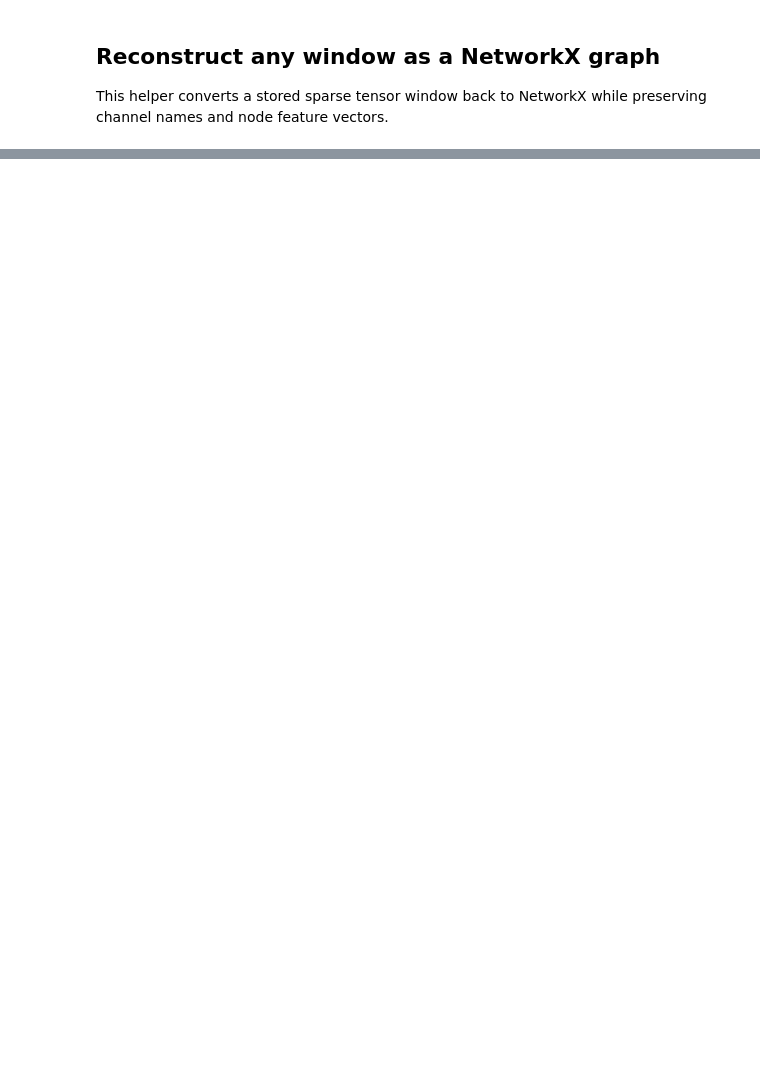
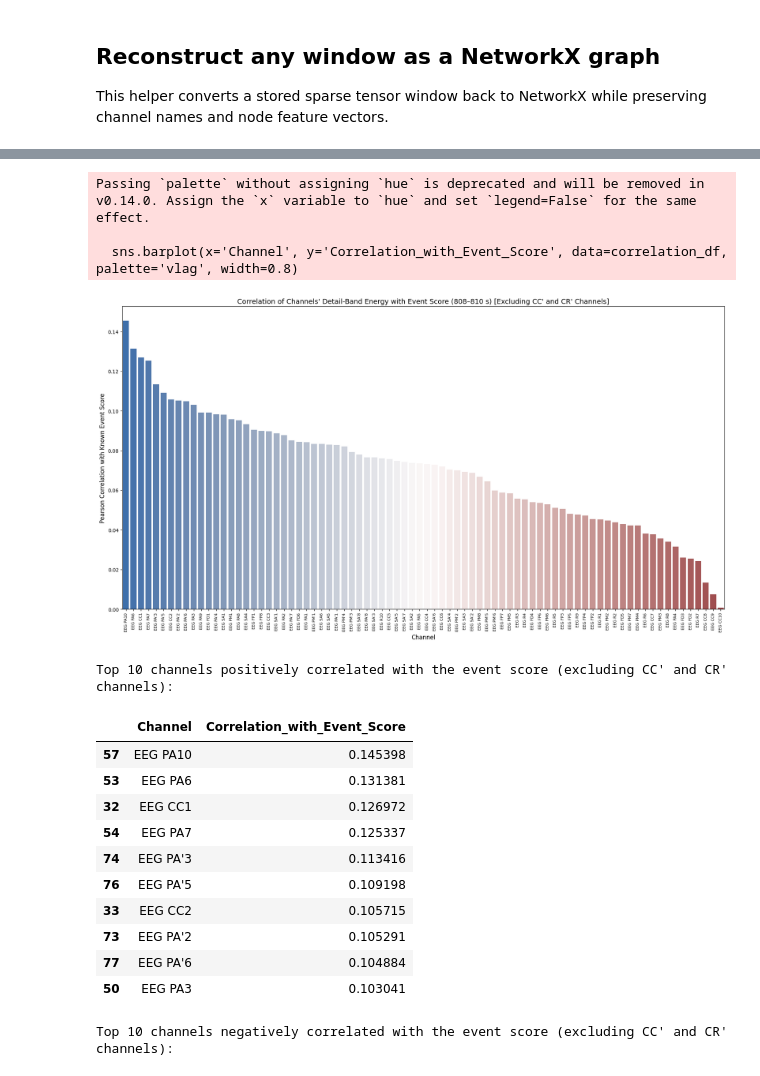
Before and after one commit to D2718281828nis/BioMedAI-sEEG-core-of-epilepsy, a Jupyter notebook: sEEG_temporal_wavelet_graph_colab.ipynb, the cells around one changed output, grey strips where cells are left out. Drawn from its saved outputs; the diff is of its cells as text; code cells hidden in the pictures; blank space fills up the shorter version.

```diff
--- a/sEEG_temporal_wavelet_graph_colab.ipynb
+++ b/sEEG_temporal_wavelet_graph_colab.ipynb
@@ -405,0 +494,80 @@ print(reconstructed_event_graph)
+# %%
+import numpy as np
+import pandas as pd
+import matplotlib.pyplot as plt
+import seaborn as sns
+import re
+
+# Assuming node_features, event_score, seeg_channels, wavelet_energy_feature_count are available
+# from previous cells.
+
+# Define the slice for detail-band energy features, consistent with event_score calculation
+# wavelet_energy_feature_count was 6, so detail_energy_slice is from index 1 to 5 (exclusive of 6)
+detail_energy_slice = slice(1, wavelet_energy_feature_count)
+
+# Dynamically identify channels to exclude based on the patterns CC'{i} and CR'{i}
+exclude_pattern = re.compile(r"^EEG (CC|CR)'\d+$", flags=re.IGNORECASE)
+channels_to_exclude_from_correlation = [
+    ch for ch in seeg_channels if exclude_pattern.fullmatch(ch.strip())
+]
+
+# Calculate correlations for all channels with the known event score
+correlations_with_event_score = {}
+for i, channel_name in enumerate(seeg_channels):
+    # Exclude channels matching the CC'{i} and CR'{i} patterns from this correlation evaluation
+    if channel_name in channels_to_exclude_from_correlation:
+        continue
+
+    # Extract the mean detail-band log energy for the current channel across all windows
+    # node_features has shape [window, channel, feature]
+    channel_detail_energy_series = node_features[:, i, detail_energy_slice].mean(dim=1)
+
+    # Calculate Pearson correlation
+    # Convert to numpy for np.corrcoef and ensure both series are 1D
+    correlation = np.corrcoef(channel_detail_energy_series.numpy(), event_score.numpy())[0, 1]
+    correlations_with_event_score[channel_name] = correlation
+
+# Convert to DataFrame for easier plotting and analysis
+correlation_df = pd.DataFrame(
+    list(correlations_with_event_score.items()),
+    columns=['Channel', 'Correlation_with_Event_Score']
+)
+
+# Sort by correlation for better visualization
+correlation_df = correlation_df.sort_values(by='Correlation_with_Event_Score', ascending=False)
+
+# Visualize the correlations
+plt.figure(figsize=(18, 10))
+sns.barplot(x='Channel', y='Correlation_with_Event_Score', data=correlation_df, palette='vlag', width=0.8)
+plt.xticks(rotation=90, fontsize=8) # Rotate labels for readability
+plt.yticks(fontsize=10)
+plt.xlabel("Channel", fontsize=12)
+plt.ylabel("Pearson Correlation with Known Event Score", fontsize=12)
+plt.title("Correlation of Channels' Detail-Band Energy with Event Score (808–810 s) [Excluding CC' and CR' Channels]", fontsize=14)
+plt.axhline(0, color='gray', linestyle='--', linewidth=0.8) # Add a zero line for reference
+plt.tight_layout()
+plt.show()
+
+# Display the top and bottom correlated channels
+print("\nTop 10 channels positively correlated with the event score (excluding CC' and CR' channels):")
+display(correlation_df.head(10))
+print("\nTop 10 channels negatively correlated with the event score (excluding CC' and CR' channels):")
+display(correlation_df.tail(10))
+# %% [output]
+Passing `palette` without assigning `hue` is deprecated and will be removed in v0.14.0. Assign the `x` variable to `hue` and set `legend=False` for the same effect.
+
+  sns.barplot(x='Channel', y='Correlation_with_Event_Score', data=correlation_df, palette='vlag', width=0.8)
+[figure, added]
+Top 10 channels positively correlated with the event score (excluding CC' and CR' channels):
+|  | Channel | Correlation_with_Event_Score |
+| 57 | EEG PA10 | 0.145398 |
+| 53 | EEG PA6 | 0.131381 |
+| 32 | EEG CC1 | 0.126972 |
+| 54 | EEG PA7 | 0.125337 |
+| 74 | EEG PA'3 | 0.113416 |
+| 76 | EEG PA'5 | 0.109198 |
+| 33 | EEG CC2 | 0.105715 |
+| 73 | EEG PA'2 | 0.105291 |
+| 77 | EEG PA'6 | 0.104884 |
+| 50 | EEG PA3 | 0.103041 |
+Top 10 channels negatively correlated with the event score (excluding CC' and CR' channels):
```
Also changed, not shown: parts of 14 cells of this notebook.
